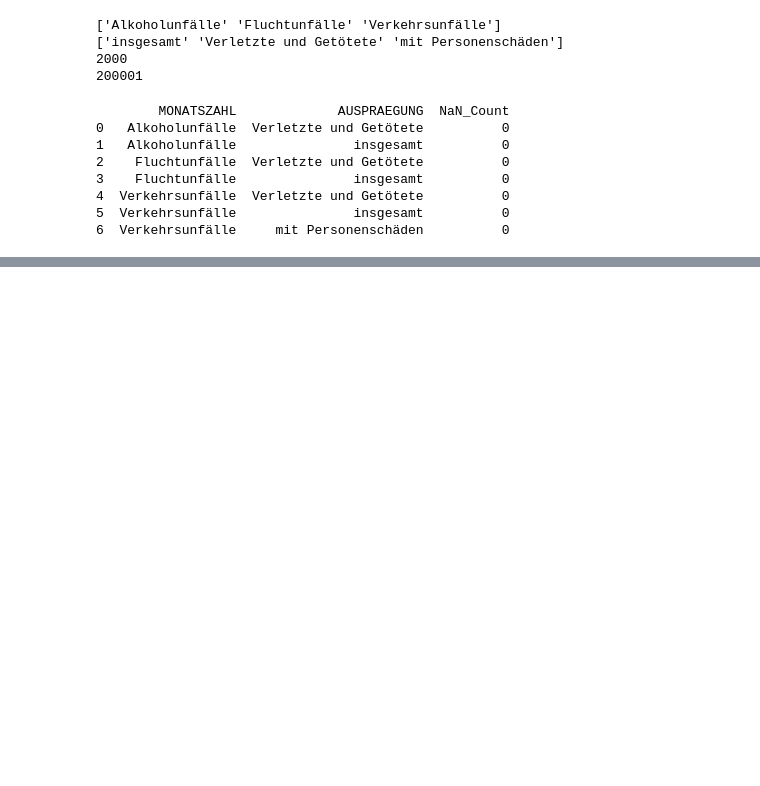
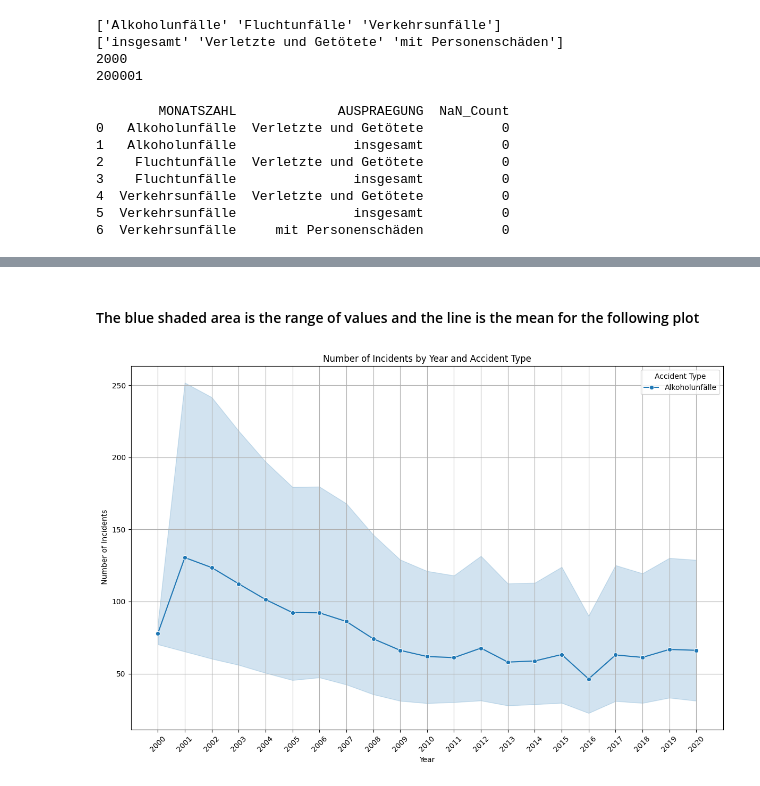
Before and after one commit to Wassey16/Digital_product_school_Ai_challange, a Jupyter notebook: ai_chalnge.ipynb, the cells around one changed output, grey strips where cells are left out. Drawn from its saved outputs; the diff is of its cells as text; code cells hidden in the pictures; blank space fills up the shorter version.

```diff
--- a/ai_chalnge.ipynb
+++ b/ai_chalnge.ipynb
@@ -49,0 +100,31 @@ print(nan_counts)
+# %% [markdown]
+#### The blue shaded area is the range of values and the line is the mean for the following plot
+# %%
+y=df.copy()
+
+# Filtering data
+y=y[y['JAHR'] <= 2020]
+y['JAHR'] = y['JAHR'].astype(str)
+
+y = y.sort_values(by='JAHR')
+y = y[(y['MONATSZAHL'] == 'Alkoholunfälle') & (y['AUSPRAEGUNG'] == 'insgesamt')]
+
+
+plt.figure(figsize=(12, 8))
+
+# Plot each category with a different line
+sns.lineplot(data=y, x='JAHR', y='WERT', hue='MONATSZAHL', marker='o')
+
+# Add labels and legend
+plt.xlabel("Year")
+plt.ylabel(" Number of Incidents")
+plt.title("Number of Incidents by Year and Accident Type")
+plt.legend(title='Accident Type')
+plt.xticks(rotation=45)  # Rotate x-axis labels for better readability
+plt.grid(True)
+
+# Show plot
+plt.tight_layout()
+plt.show()
+# %% [output]
+[figure, added]
```
Also changed, not shown: parts of 4 cells of this notebook, 1 other file.
